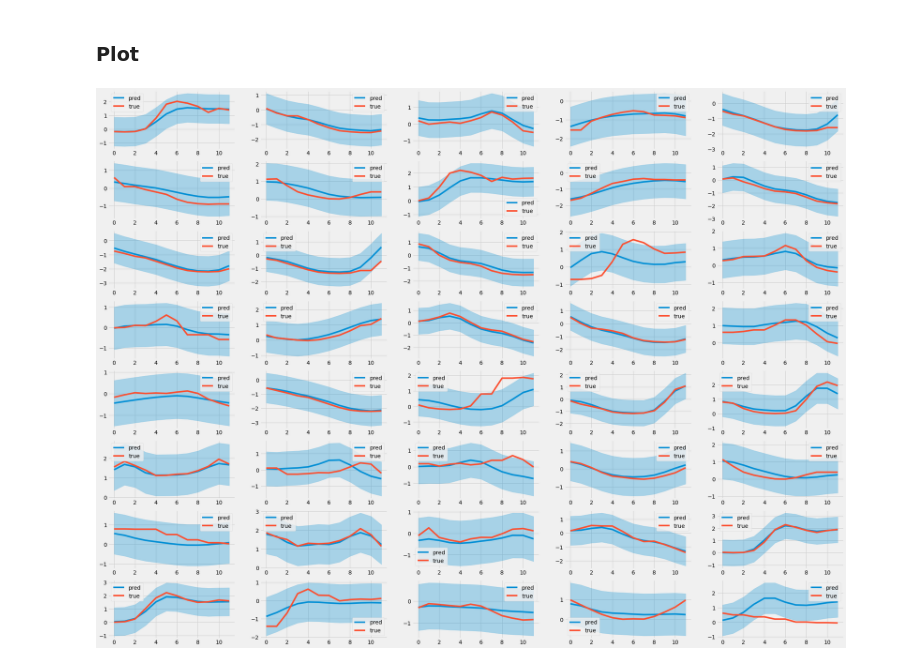
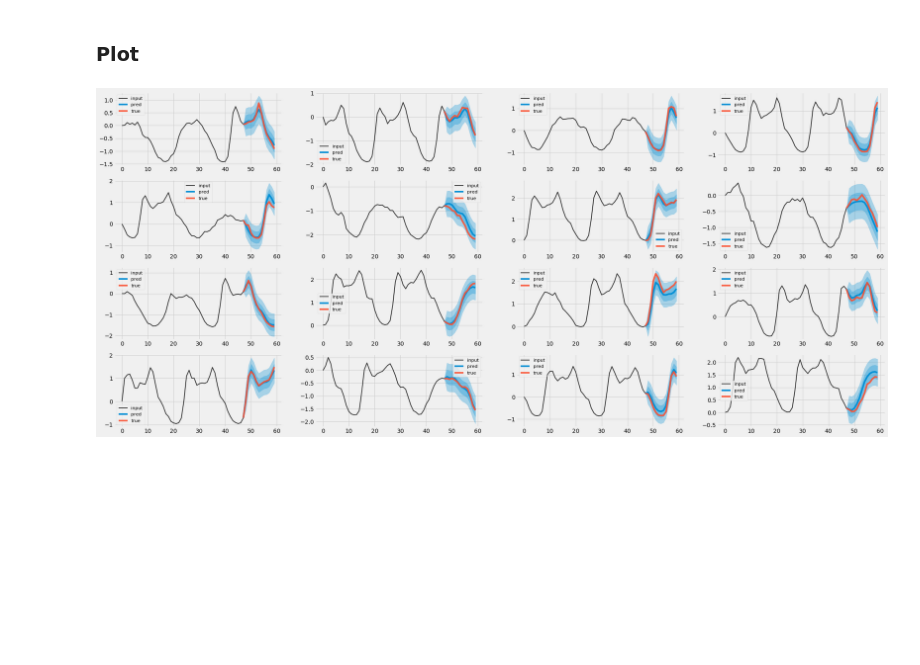
Before and after one commit to aybchan/uber-time-series, a Jupyter notebook: 05_full_inference.ipynb, the cells around one changed output. Saved outputs shown, nothing was run; the diff lists cells and outputs as text; code cells hidden in the pictures; blank space fills up the shorter version.

```diff
--- a/05_full_inference.ipynb
+++ b/05_full_inference.ipynb
@@ -79,15 +79,25 @@ for x,y in test_dataloader:
 # %% [markdown]
 ### Plot
-# %%
-fig = plt.figure(figsize=(6*5,3*8))
-for i in range(40):
-    ax = fig.add_subplot(8,5,i+1)
-    ax.plot(y_hat[i],label='pred')
-    ax.fill_between(np.arange(12),
-                    y_hat[i]+2*eta,
-                    y_hat[i]-2*eta,
-                    color='C0',alpha=0.3)
-    ax.plot(y[i,:].numpy(),label='true')
-    ax.legend()
-# %% [output]
-[figure, removed]
+# %%
+rows, cols = 4,4
+fig = plt.figure(figsize=(7.5*cols,3.5*rows))
+for p,i in enumerate(np.random.permutation(len(x))[:rows*cols]):
+    ax = fig.add_subplot(rows,cols,p+1)
+    ax.plot(np.arange(time_steps), x.detach().numpy()[i,:,3], lw=2, c='k', alpha=0.8, label='input')
+    ax.fill_between(np.arange(y_time_steps+1) + time_steps-1,
+                    np.concatenate([[x.detach().numpy()[i,-1,3]], y_hat[i]+2*eta]),
+                    np.concatenate([[x.detach().numpy()[i,-1,3]], y_hat[i]-2*eta]),
+                    color='C0',alpha=0.3)
+    ax.fill_between(np.arange(y_time_steps+1) + time_steps-1,
+                    np.concatenate([[x.detach().numpy()[i,-1,3]], y_hat[i]+1*eta]),
+                    np.concatenate([[x.detach().numpy()[i,-1,3]], y_hat[i]-1*eta]),
+                    color='C0',alpha=0.3)
+    ax.plot(np.arange(y_time_steps+1) + time_steps-1,
+            np.concatenate([[x.detach().numpy()[i,-1,3]], y_hat[i]]), label='pred')
+    ax.plot(np.arange(y_time_steps+1) + time_steps-1,
+            np.concatenate([[x.detach().numpy()[i,-1,3]], y[i,:].numpy()]),
+            alpha=0.9, label='true')
+    ax.legend(fontsize=11)
+plt.savefig('predictions.png', dpi=180)
+# %% [output]
+[figure, added]
```
Also changed, not shown: parts of 1 cell of this notebook.
